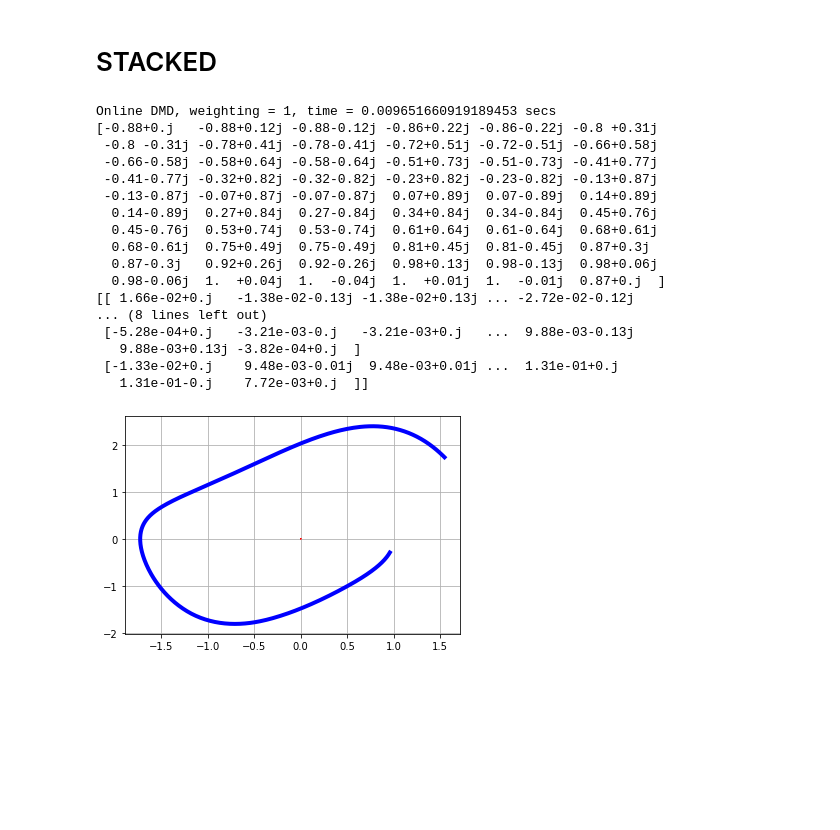
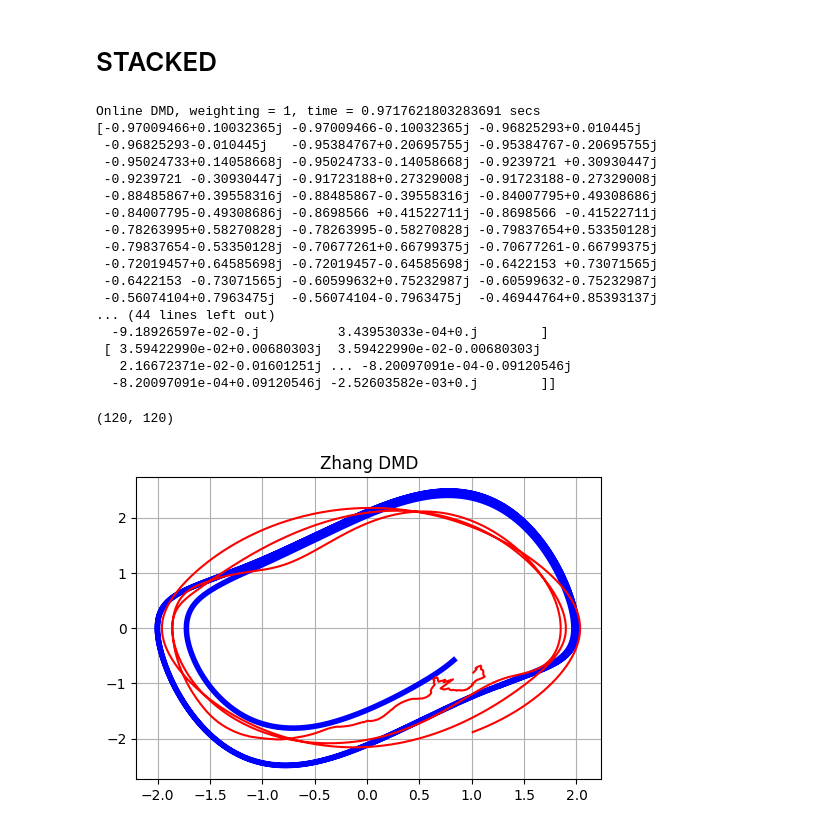
Before and after one commit to ela-d/DMD, a Jupyter notebook: fvdp_example.ipynb, the cells around one changed output. Drawn from its saved outputs; the diff is of its cells as text; code cells hidden in the pictures; blank space fills up the shorter version.

Commit message:
comparison for future + fixed forming stacked matrix

```diff
--- a/fvdp_example.ipynb
+++ b/fvdp_example.ipynb
@@ -115,60 +115,67 @@ plt.grid()
 # %%
 #pazi da ne runas vise od jednom..
 
-num_stack = 60
-num_stack=30
+#num_stack = 30
+num_stack=60
+#num_stack=70
 m=vdp.shape[1]
 vdp_end=vdp[:,-num_stack:]
 vdp = vdp[:,:(m-num_stack+1)]
 
 for i in range(1,num_stack):
-    added=np.concatenate((vdp[:2,i:], vdp[:2,:i]), axis=1)
+    added=np.concatenate((vdp[:2,i:], vdp_end[:2,:i]), axis=1)
     vdp=np.vstack((vdp,added))
 
 (n, m)=vdp.shape
 # %%
 q = 300 #toliko uzmem za pocetak
-kraj=500
-odmd = OnlineDMD(n, 1.0)
-odmd.initialize(vdp[:, :q], vdp[:, 1:q+1]) #vec ako ovo rekonstruiram i plotam problemi.. zasto?
+kraj=m
+odmd1 = OnlineDMD(n, 1.0)
+odmd1.initialize(vdp[:, :q], vdp[:, 1:q+1]) #vec ako ovo rekonstruiram i plotam problemi.. zasto?
 start = time.time()
 for k in range(q, kraj-1):
-    odmd.update(vdp[:, k], vdp[:, k+1])
+    odmd1.update(vdp[:, k], vdp[:, k+1])
     #evalsonlineDMD1[:, k] = np.log(np.linalg.eigvals(odmd.A))/dt
 end = time.time()
 print("Online DMD, weighting = 1, time = " + str(end-start) + " secs")
 
-Lambda, Z = odmd.computemodes()
+Lambda, Z = odmd1.computemodes()
 print(Lambda)
 print(Z)
 # %% [output]
-Online DMD, weighting = 1, time = 0.009651660919189453 secs
-[-0.88+0.j   -0.88+0.12j -0.88-0.12j -0.86+0.22j -0.86-0.22j -0.8 +0.31j
- -0.8 -0.31j -0.78+0.41j -0.78-0.41j -0.72+0.51j -0.72-0.51j -0.66+0.58j
- -0.66-0.58j -0.58+0.64j -0.58-0.64j -0.51+0.73j -0.51-0.73j -0.41+0.77j
- -0.41-0.77j -0.32+0.82j -0.32-0.82j -0.23+0.82j -0.23-0.82j -0.13+0.87j
- -0.13-0.87j -0.07+0.87j -0.07-0.87j  0.07+0.89j  0.07-0.89j  0.14+0.89j
-  0.14-0.89j  0.27+0.84j  0.27-0.84j  0.34+0.84j  0.34-0.84j  0.45+0.76j
-  0.45-0.76j  0.53+0.74j  0.53-0.74j  0.61+0.64j  0.61-0.64j  0.68+0.61j
-  0.68-0.61j  0.75+0.49j  0.75-0.49j  0.81+0.45j  0.81-0.45j  0.87+0.3j
-  0.87-0.3j   0.92+0.26j  0.92-0.26j  0.98+0.13j  0.98-0.13j  0.98+0.06j
-  0.98-0.06j  1.  +0.04j  1.  -0.04j  1.  +0.01j  1.  -0.01j  0.87+0.j  ]
-[[ 1.66e-02+0.j   -1.38e-02-0.13j -1.38e-02+0.13j ... -2.72e-02-0.12j
-... (8 lines left out)
- [-5.28e-04+0.j   -3.21e-03-0.j   -3.21e-03+0.j   ...  9.88e-03-0.13j
-   9.88e-03+0.13j -3.82e-04+0.j  ]
- [-1.33e-02+0.j    9.48e-03-0.01j  9.48e-03+0.01j ...  1.31e-01+0.j
-   1.31e-01-0.j    7.72e-03+0.j  ]]
+Online DMD, weighting = 1, time = 0.9717621803283691 secs
+[-0.97009466+0.10032365j -0.97009466-0.10032365j -0.96825293+0.010445j
+ -0.96825293-0.010445j   -0.95384767+0.20695755j -0.95384767-0.20695755j
+ -0.95024733+0.14058668j -0.95024733-0.14058668j -0.9239721 +0.30930447j
+ -0.9239721 -0.30930447j -0.91723188+0.27329008j -0.91723188-0.27329008j
+ -0.88485867+0.39558316j -0.88485867-0.39558316j -0.84007795+0.49308686j
+ -0.84007795-0.49308686j -0.8698566 +0.41522711j -0.8698566 -0.41522711j
+ -0.78263995+0.58270828j -0.78263995-0.58270828j -0.79837654+0.53350128j
+ -0.79837654-0.53350128j -0.70677261+0.66799375j -0.70677261-0.66799375j
+ -0.72019457+0.64585698j -0.72019457-0.64585698j -0.6422153 +0.73071565j
+ -0.6422153 -0.73071565j -0.60599632+0.75232987j -0.60599632-0.75232987j
+ -0.56074104+0.7963475j  -0.56074104-0.7963475j  -0.46944764+0.85393137j
+... (44 lines left out)
+  -9.18926597e-02-0.j          3.43953033e-04+0.j        ]
+ [ 3.59422990e-02+0.00680303j  3.59422990e-02-0.00680303j
+   2.16672371e-02-0.01601251j ... -8.20097091e-04-0.09120546j
+  -8.20097091e-04+0.09120546j -2.52603582e-03+0.j        ]]
+# %%
+Z.shape
+# %% [output]
+(120, 120)
 # %%
-indices_zhang=np.array([i for i in range (Z.shape[1])]); times=[i for i in range(m)]
-reconstructed_zhang = DMD_reconstruction(vdp[:,:kraj], Z, indices, Lambda, times)
+indices_zhang=np.array([i for i in range (Z.shape[1])]); times=[i for i in range(m+100)]
+reconstructed_zhang = DMD_reconstruction(vdp[:,:kraj], Z, indices_zhang, Lambda, times)
 
+plt.figure(dpi=100)
 plt.plot(vdp[-2,:kraj], vdp[-1,:kraj], color="b", lw=4)
 plt.plot(reconstructed_zhang[-2,:kraj], reconstructed_zhang[-1,:kraj], color="r")
 plt.grid()
+plt.title('Zhang DMD')
 plt.show()
 # %% [output]
-[figure, old version]
+[figure, new version]
 # %%
 q=300 #moram imati vise od 240 elemenata za sad
 Z_nas, Lambda_nas, r, Q, L = fGEDMDQ_multiple_trajectories(vdp[:,:q], vdp[:,1:q+1], tol=1e-6)
```
Also changed, not shown: parts of 8 cells of this notebook.
